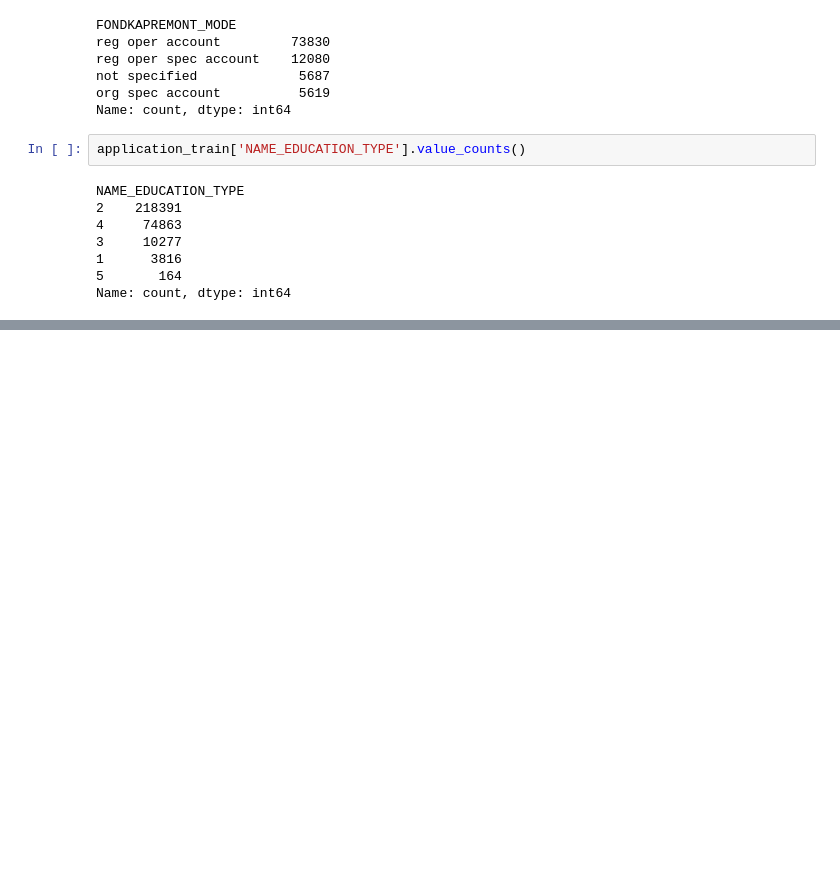
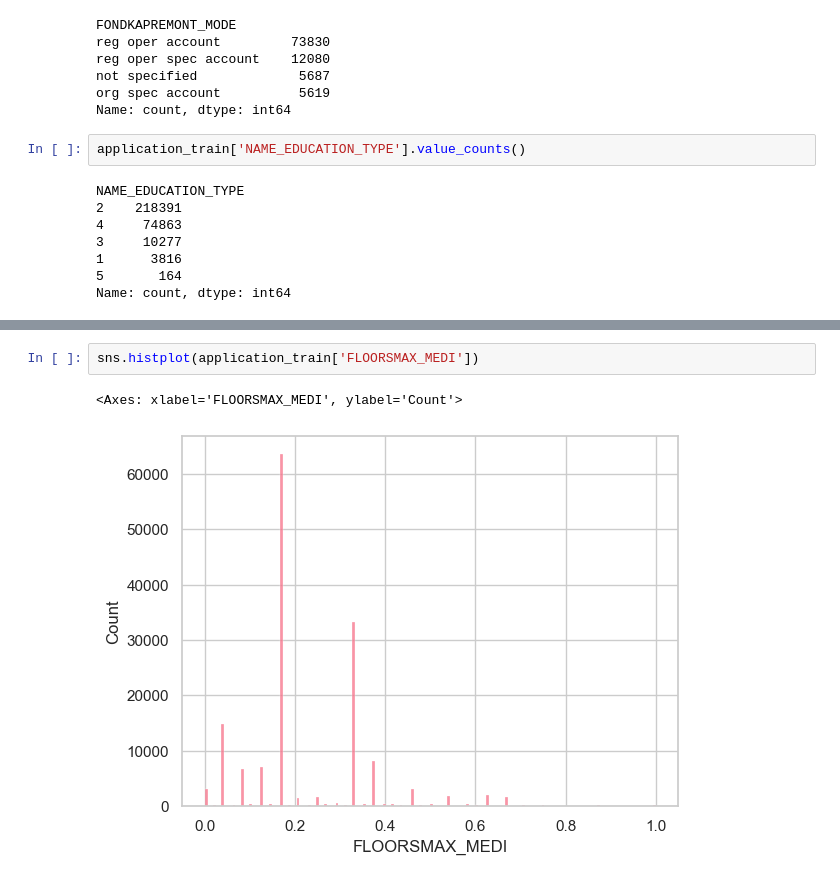
Before and after one commit to gkukse/Home-Credit-Default-Risk, a Jupyter notebook: application.ipynb, the cells around one changed output, grey strips where cells are left out. Cells and saved outputs as stored; diff of their text form; blank space fills up the shorter version.

```diff
--- a/application.ipynb
+++ b/application.ipynb
@@ -810,0 +884,5 @@ feature_importance.head(30)
+# %%
+sns.histplot(application_train['FLOORSMAX_MEDI'])
+# %% [output]
+<Axes: xlabel='FLOORSMAX_MEDI', ylabel='Count'>
+[figure, added]
```
Also changed, not shown: parts of 20 cells of this notebook, 4 other files.
